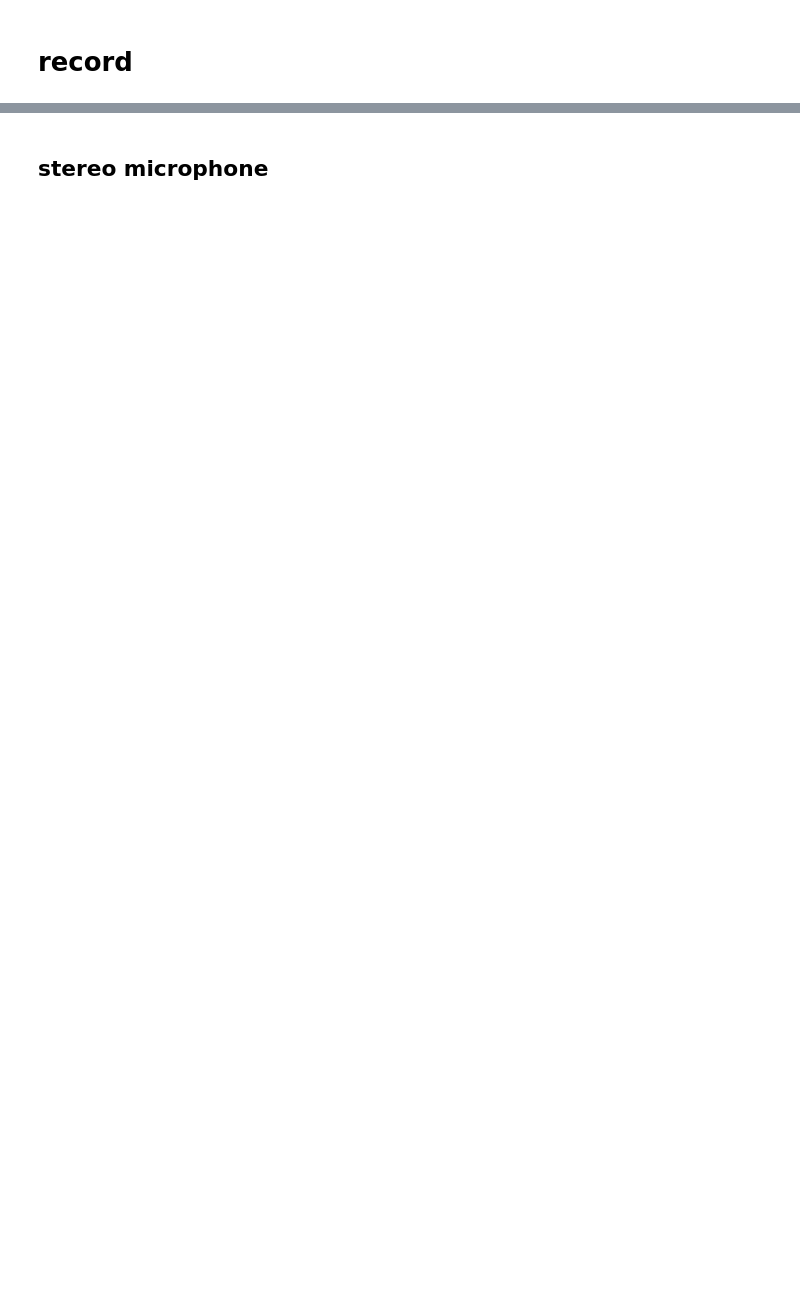
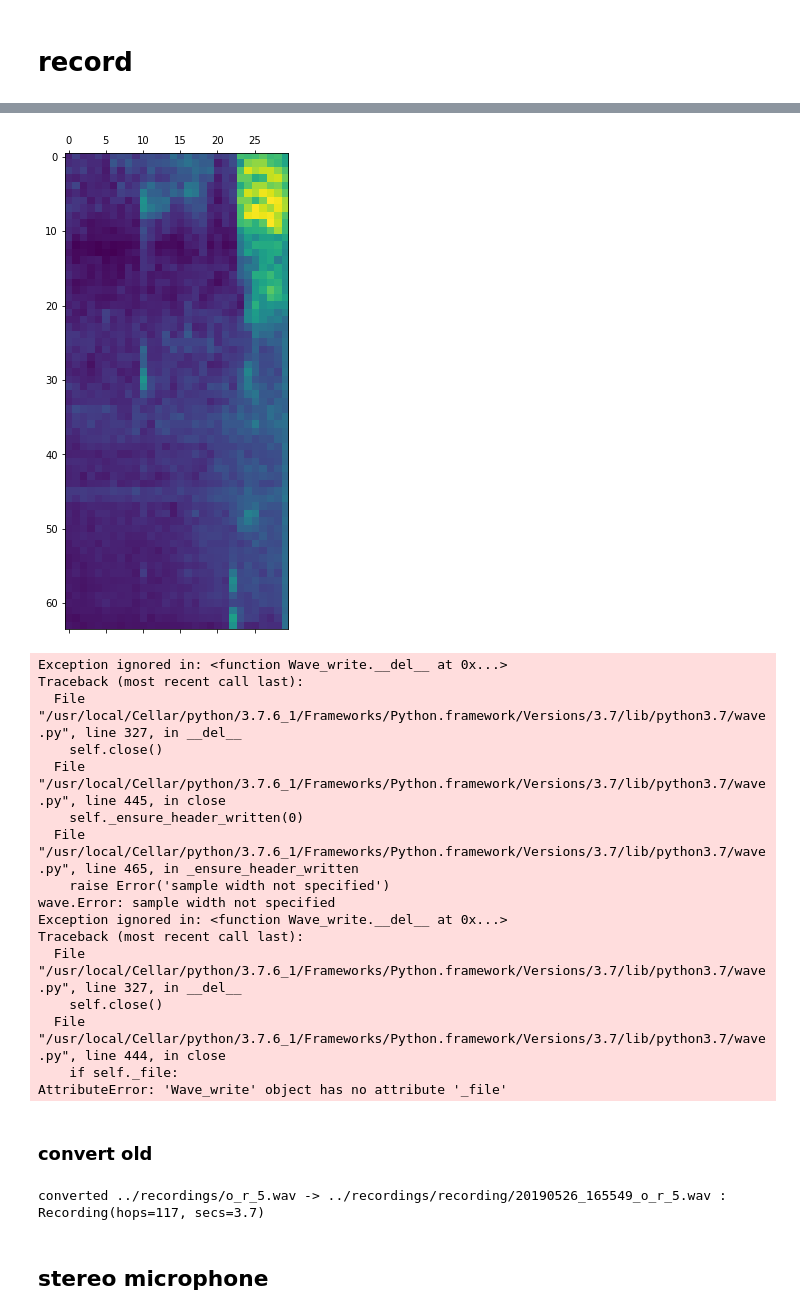
Before and after one commit to nuru-nu/moyo, a Jupyter notebook: notebooks/audio.ipynb, the cells around one changed output, grey strips where cells are left out. Drawn from its saved outputs; the diff is of its cells as text; code cells hidden in the pictures; blank space fills up the shorter version.

```diff
--- a/notebooks/audio.ipynb
+++ b/notebooks/audio.ipynb
@@ -55,0 +124,2 @@ device_index=3 "Multi-Output Device", input=0, output=2
+# %%
+rec2 = recording.Recording.load(rec.path)
@@ -56,2 +132,38 @@ device_index=3 "Multi-Output Device", input=0, output=2
+# %%
+plt.matshow(np.array(rec2.logmel).T);
+# %% [output]
+[figure, added]
+Exception ignored in: <function Wave_write.__del__ at 0x...>
+Traceback (most recent call last):
+  File "/usr/local/Cellar/python/3.7.6_1/Frameworks/Python.framework/Versions/3.7/lib/python3.7/wave.py", line 327, in __del__
+    self.close()
+  File "/usr/local/Cellar/python/3.7.6_1/Frameworks/Python.framework/Versions/3.7/lib/python3.7/wave.py", line 445, in close
+    self._ensure_header_written(0)
+  File "/usr/local/Cellar/python/3.7.6_1/Frameworks/Python.framework/Versions/3.7/lib/python3.7/wave.py", line 465, in _ensure_header_written
+    raise Error('sample width not specified')
+wave.Error: sample width not specified
+Exception ignored in: <function Wave_write.__del__ at 0x...>
+Traceback (most recent call last):
+  File "/usr/local/Cellar/python/3.7.6_1/Frameworks/Python.framework/Versions/3.7/lib/python3.7/wave.py", line 327, in __del__
+    self.close()
+  File "/usr/local/Cellar/python/3.7.6_1/Frameworks/Python.framework/Versions/3.7/lib/python3.7/wave.py", line 444, in close
+    if self._file:
+AttributeError: 'Wave_write' object has no attribute '_file'
+# %% [markdown]
+### convert old
+# %%
+import glob
+for path_in in glob.glob('../recordings/*.wav'):
+    mtime = os.stat(path_in).st_mtime
+    ymd = time.strftime('%Y%m%d_%H%M%S', time.localtime(mtime))
+    path_out = f'../recordings/recorder/{ymd}_{path_in.split("/")[-1]}'
+    if os.path.exists(path_out):
+        os.unlink(path_out)
+    rec = recording.convert(path_in, path_out)
+    rec = recording.Recording(path_out)
+    print(f'converted {path_in} -> {path_out} : {rec!r}')
+    break
+# %% [output]
+converted ../recordings/o_r_5.wav -> ../recordings/recording/20190526_165549_o_r_5.wav : Recording(hops=117, secs=3.7)
 # %% [markdown]
 ## stereo microphone
```
Also changed, not shown: parts of 19 cells of this notebook, 15 other files.
